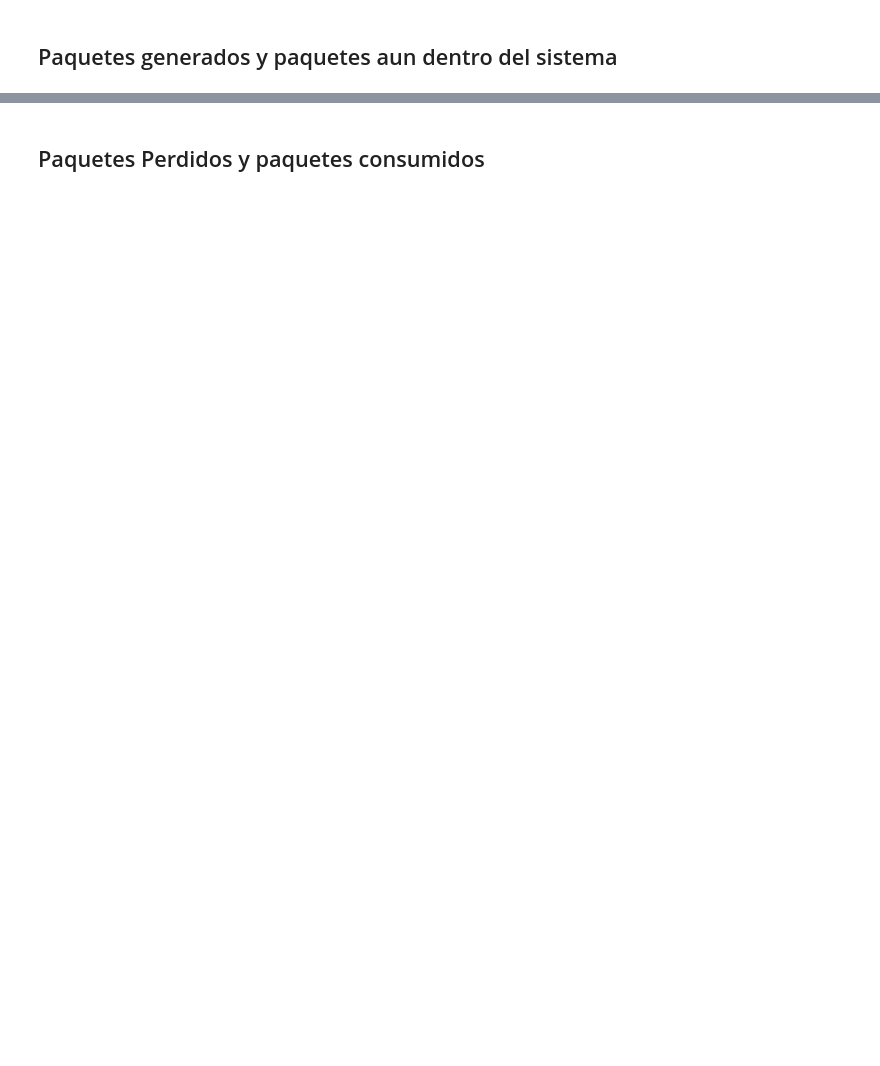
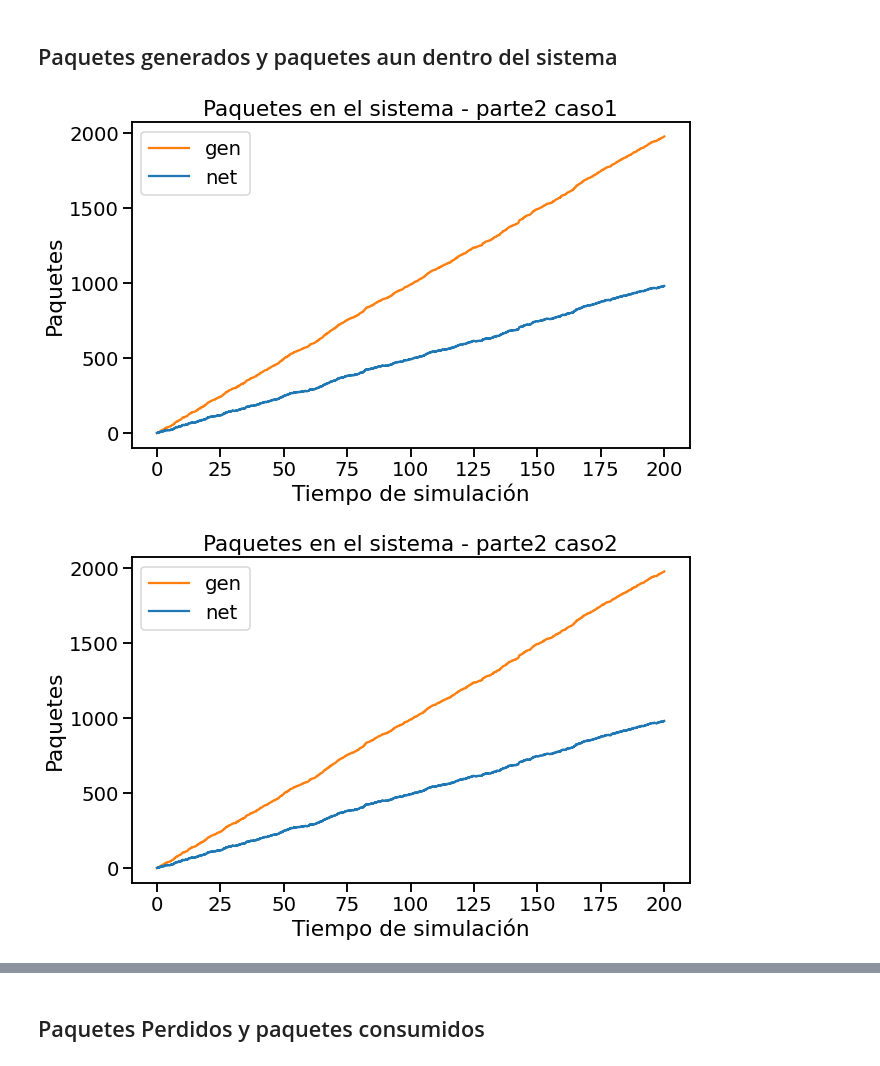
Before and after one commit to Kidmand/Redes-LAB-3, a Jupyter notebook: Notebook-results-part2.ipynb, the cells around one changed output, grey strips where cells are left out. Drawn from its saved outputs; the diff is of its cells as text; code cells hidden in the pictures; blank space fills up the shorter version.

Commit message:
fix: se cambio vecvalue por vectime en el tiempo de dropeo de paquetes en nootebook p2

```diff
--- a/Notebook-results-part2.ipynb
+++ b/Notebook-results-part2.ipynb
@@ -90,14 +97,14 @@ for c in range(len(data)):
     # Extraemos la info
     time_gen = caso.loc[(caso['module'] == 'Network.nodeTx.gen') & (caso['name'] == 'packetSent'), 'vectime'].tolist()
     packets_gen = caso.loc[(caso['module'] == 'Network.nodeTx.gen') & (caso['name'] == 'packetSent'), 'vecvalue'].tolist()
-    time_dropPks_gen = caso.loc[(caso['module'] == 'Network.nodeTx.gen') & (caso['name'] == 'PacketDropVector'), 'vecvalue'].tolist()
+    time_dropPks_gen = caso.loc[(caso['module'] == 'Network.nodeTx.gen') & (caso['name'] == 'PacketDropVector'), 'vectime'].tolist()
 
     time_sink = caso.loc[(caso['module'] == 'Network.nodeRx.sink') & (caso['name'] == 'packetReceived'), 'vectime'].tolist()
     delay_sink = caso.loc[(caso['module'] == 'Network.nodeRx.sink') & (caso['name'] == 'Delay'), 'vecvalue'].tolist()
     packets_sink = caso.loc[(caso['module'] == 'Network.nodeRx.sink') & (caso['name'] == 'packetReceived'), 'vecvalue'].tolist()
-    time_dropPks_sink = caso.loc[(caso['module'] == 'Network.nodeRx.sink') & (caso['name'] == 'PacketDropVector'), 'vecvalue'].tolist()
+    time_dropPks_sink = caso.loc[(caso['module'] == 'Network.nodeRx.sink') & (caso['name'] == 'PacketDropVector'), 'vectime'].tolist()
 
-    time_dropPks_queue = caso.loc[(caso['module'] == 'Network.queue0') & (caso['name'] == 'PacketDropVector'), 'vecvalue'].tolist()
+    time_dropPks_queue = caso.loc[(caso['module'] == 'Network.queue0') & (caso['name'] == 'PacketDropVector'), 'vectime'].tolist()
 
     # Convertimos los valores a flotantes
     time_gen = list(map(float,time_gen[0].split()))
@@ -130,30 +137,33 @@ for c in range(len(data)):
             generate_packets.append(packets_gen[count_gen-1])
 
     # Creamos lista de tiempos de paquetes salientes del sistema `timeOut_pks`
     timeOut_pks = []
     timeOut_pks.extend(time_sink)
     timeOut_pks.extend(time_dropPks_gen)
     timeOut_pks.extend(time_dropPks_sink)
     timeOut_pks.extend(time_dropPks_queue)
     # No eliminamos duplicados
     timeOut_pks.sort() # Ordenamos
     while 0.0 in timeOut_pks:# Eliminamos todas las apariciones de 0.0 de la lista
         timeOut_pks.remove(0.0)
 
     # Creamos lista de paquetes en la red `network_packets`
     network_packets = generate_packets.copy()
     for i in range(0,len(network_packets)): # A cada contador de paquetes generados
         j = 0
         while j < len(timeOut_pks) and time[i] >= timeOut_pks[j]: # Le restamos los paquetes que salen del sistema
             j += 1
             network_packets[i] -= 1
 
     # Graficamos el gráfico de líneas
     plt.figure(figsize=(10, 6))
     plt.plot(time, generate_packets, color='tab:orange', label='gen')
     plt.plot(time, network_packets, color='tab:blue', label='net')
     plt.title('Paquetes en el sistema - {}'.format(archivos_procesados[c]))
     plt.xlabel('Tiempo de simulación')
     plt.ylabel('Paquetes')
     plt.legend()
     plt.show()
+# %% [output]
+[figure, added]
+[figure, added]
```
Also changed, not shown: parts of 7 cells of this notebook.
